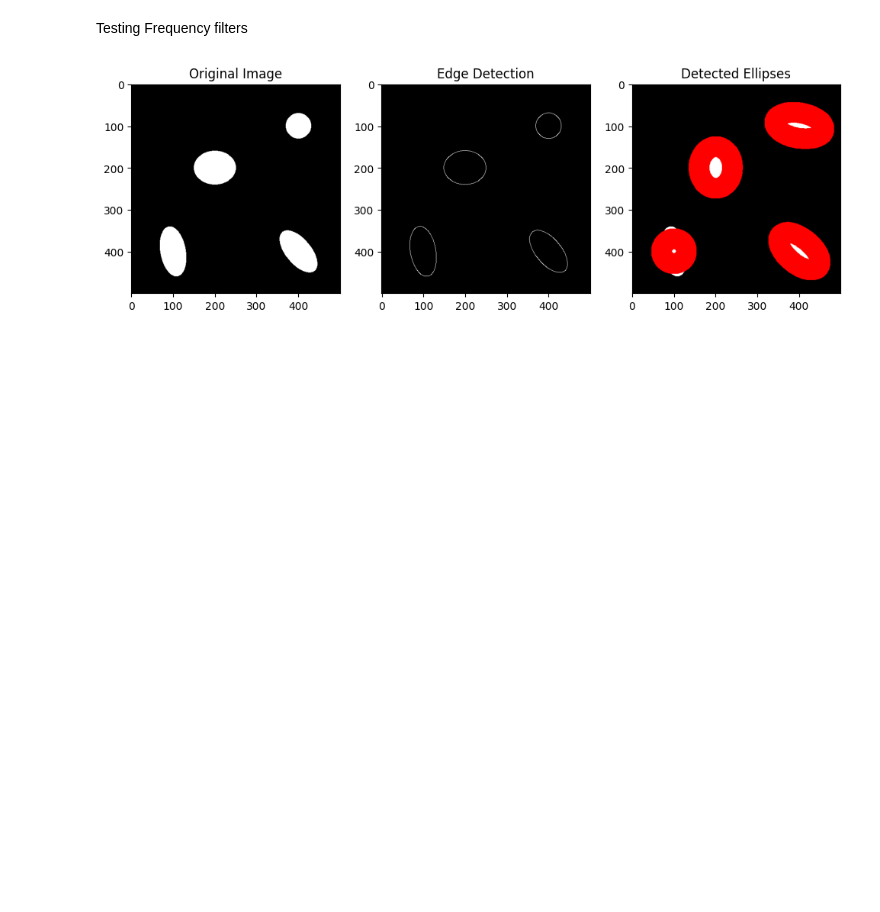
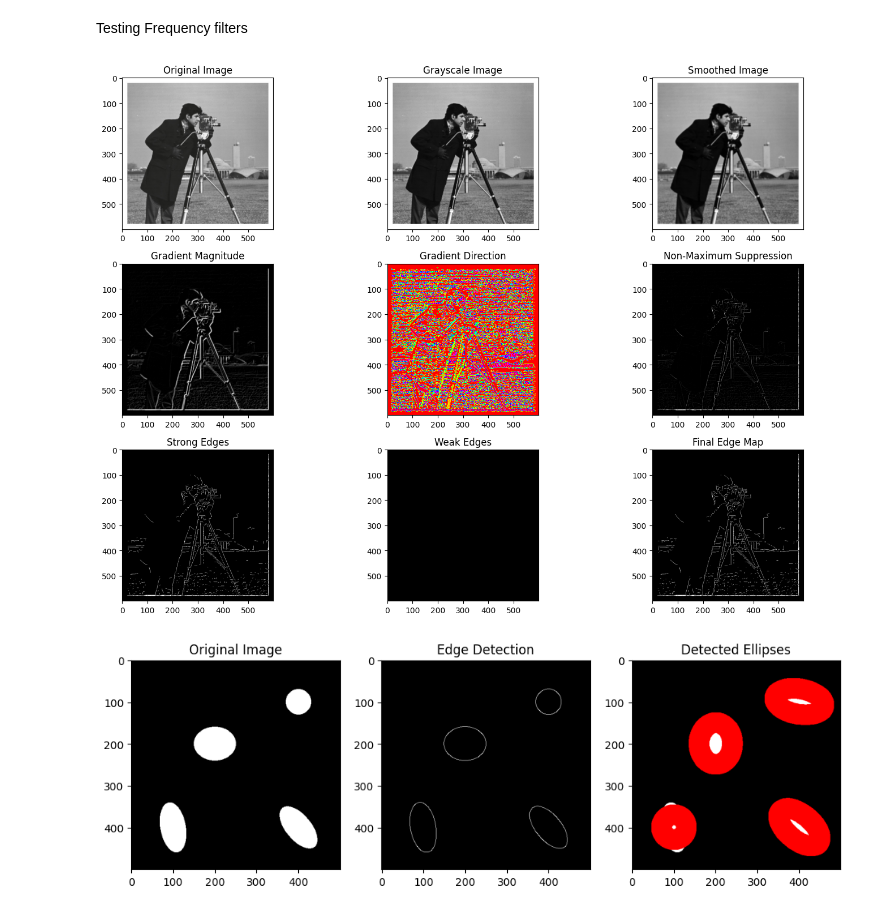
Before and after one commit to RawanAhmed444/VisionCraft-Interactive-Image-Processing-App, a Jupyter notebook: pyQt/src/testing_processors.ipynb, the cells around one changed output. Drawn from its saved outputs; the diff is of its cells as text; code cells hidden in the pictures; blank space fills up the shorter version.

```diff
--- a/pyQt/src/testing_processors.ipynb
+++ b/pyQt/src/testing_processors.ipynb
@@ -757,8 +765,8 @@ def compute_sobel_gradients(image):
     return Gx, Gy
 
 def canny_edge_detection(image, low_threshold=None, high_threshold=None, max_edge_val=255, min_edge_val=0):
-    gray = convert_to_grayscale(image)
-    smooth = apply_gaussian_filter(gray)
+    # gray = convert_to_grayscale(image)
+    # smooth = apply_gaussian_filter(gray)
     Gx, Gy = compute_sobel_gradients(smooth)
     G = magnitude(Gx, Gy)
     G_normalized = np.uint8(G / G.max() * 255)
@@ -802,33 +810,35 @@ plt.subplot(3, 3, 4)
 plt.title('Gradient Magnitude')
 plt.imshow(G_normalized, cmap='gray')
 
 # Gradient Direction (Theta)
 plt.subplot(3, 3, 5)
 plt.title('Gradient Direction')
 plt.imshow(theta, cmap='hsv')  # Use hsv colormap for direction visualization
 
 # Non-Maximum Suppression
 plt.subplot(3, 3, 6)
 plt.title('Non-Maximum Suppression')
 plt.imshow(nms, cmap='gray')
 
 # Strong Edges (Double Thresholding)
 plt.subplot(3, 3, 7)
 plt.title('Strong Edges')
 plt.imshow(strong_edges, cmap='gray')
 
 # Weak Edges (Double Thresholding)
 plt.subplot(3, 3, 8)
 plt.title('Weak Edges')
 plt.imshow(weak_edges, cmap='gray')
 
 # Final Edge Map (After Hysteresis)
 plt.subplot(3, 3, 9)
 plt.title('Final Edge Map')
 plt.imshow(final_edges, cmap='gray')
 
 plt.tight_layout()
 plt.show()
+# %% [output]
+[figure, added]
 # %%
 import cv2
 import numpy as np
```
Also changed, not shown: parts of 22 cells of this notebook, 18 other files.
